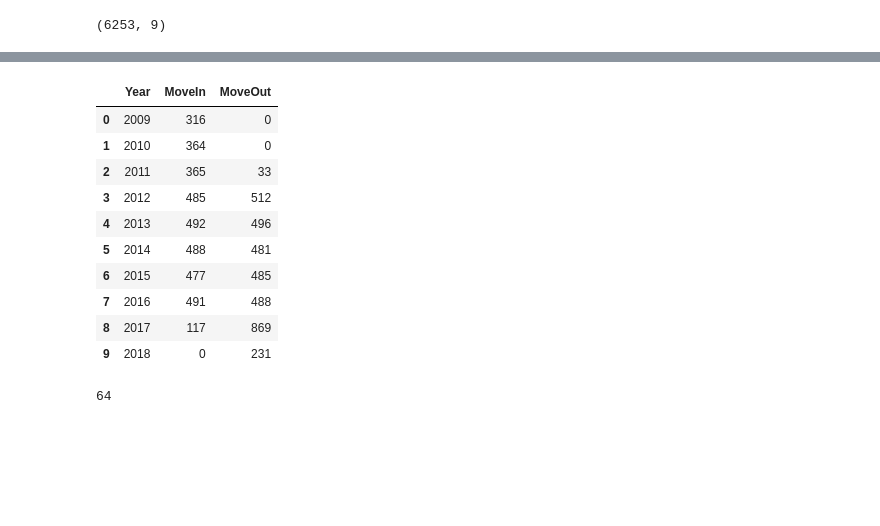
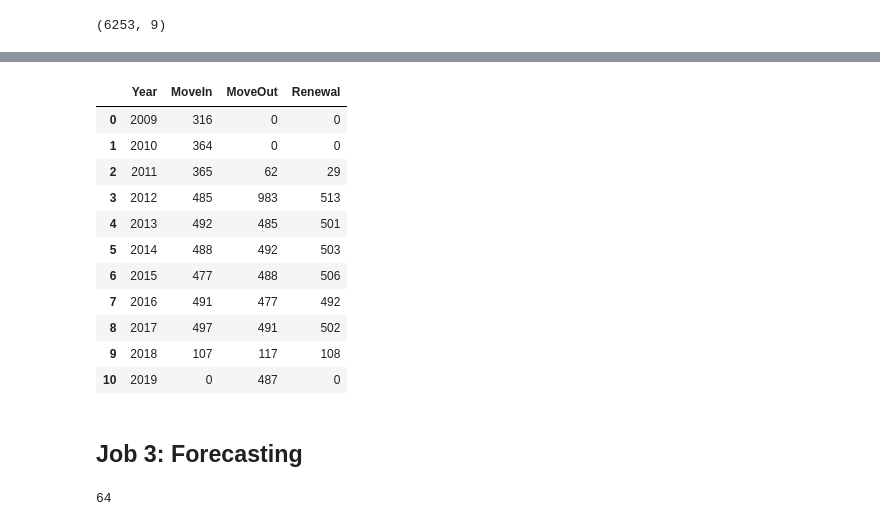
Before and after one commit to lucylucyye/DataChallenge, a Jupyter notebook: DataChallenge_Jiayi_Ye.ipynb, the cells around one changed output, grey strips where cells are left out. Drawn from its saved outputs; the diff is of its cells as text; code cells hidden in the pictures; blank space fills up the shorter version.

```diff
--- a/DataChallenge_Jiayi_Ye.ipynb
+++ b/DataChallenge_Jiayi_Ye.ipynb
@@ -123,0 +104,9 @@ Q2_RawData = RM_SORTBY_CUSTOMERNO_START
+# %%
+# Q2: MOVE IN / MOVE OUT AT
+Q2 = {}
+for item in month:
+    Q2[item] = [0,0,0]
+
+# remove duplicates to only consider unique data in the dataframe
+dup_list=pd.concat(g for _, g in RM.groupby("CustomerNo") if len(g) > 1)
+unique_list=RM.drop_duplicates(subset='CustomerNo',keep='first', inplace=False)
@@ -143,5 +135,25 @@ Q2 = pd.DataFrame.from_dict(Q2, orient='index')
+# %%
+#renewal
+for index,row in dup_list.iterrows():
+    moveIn = datetime.strptime(row['StartDate'], '%m/%d/%Y').date()
+    moveIn = moveIn.strftime("%m/%Y")
+    renewal = moveIn
+    if renewal in Q2:
+        Q2[renewal][2] += 1
+    else:
+        Q2[renewal] = [0,0,1]
+# %%
+#renewal-remove duplicates
+drop_list=dup_list.drop_duplicates(subset='CustomerNo',keep='first', inplace=False)
+for index,row in drop_list.iterrows():
+    moveIn = datetime.strptime(row['StartDate'], '%m/%d/%Y').date()
+    moveIn = moveIn.strftime("%m/%Y")
+    renewal = moveIn
+    if renewal in Q2:
+        Q2[renewal][2] -= 1
 # %%
 # This is the Q2 answer:
-Q2.columns=['MoveIn', 'MoveOut']
-Q2
+Q2 = pd.DataFrame.from_dict(Q2, orient='index')
+Q2.columns=['MoveIn', 'MoveOut','Renewal']
+print(Q2.head(20))
 # %% [output]
@@ -167,20 +178,23 @@ Q2
 Q2['Year'] = pd.to_datetime(Q2.index).year
 #Annual Statistic:
 # %%
-Q2_Annual = Q2.groupby(['Year'],as_index=False).agg({'MoveIn': 'sum', 'MoveOut':'sum'})
+Q2_Annual = Q2.groupby(['Year'],as_index=False).agg({'MoveIn': 'sum', 'MoveOut':'sum','Renewal':'sum'})
 Q2_Annual
 # %% [output]
-|  | Year | MoveIn | MoveOut |
-| 0 | 2009 | 316 | 0 |
-| 1 | 2010 | 364 | 0 |
-| 2 | 2011 | 365 | 33 |
-| 3 | 2012 | 485 | 512 |
-| 4 | 2013 | 492 | 496 |
-| 5 | 2014 | 488 | 481 |
-| 6 | 2015 | 477 | 485 |
-| 7 | 2016 | 491 | 488 |
-| 8 | 2017 | 117 | 869 |
-| 9 | 2018 | 0 | 231 |
+|  | Year | MoveIn | MoveOut | Renewal |
+| 0 | 2009 | 316 | 0 | 0 |
+| 1 | 2010 | 364 | 0 | 0 |
+| 2 | 2011 | 365 | 62 | 29 |
+| 3 | 2012 | 485 | 983 | 513 |
+| 4 | 2013 | 492 | 485 | 501 |
+| 5 | 2014 | 488 | 492 | 503 |
+| 6 | 2015 | 477 | 488 | 506 |
+| 7 | 2016 | 491 | 477 | 492 |
+| 8 | 2017 | 497 | 491 | 502 |
+| 9 | 2018 | 107 | 117 | 108 |
+| 10 | 2019 | 0 | 487 | 0 |
+# %% [markdown]
+## Job 3: Forecasting
 # %%
 #divide the data into 3 categories STD, 1BR, 2BR and forecast the occupancy
 std_list = pd.Series(Q1['STD'])
```
Also changed, not shown: parts of 14 cells of this notebook.
